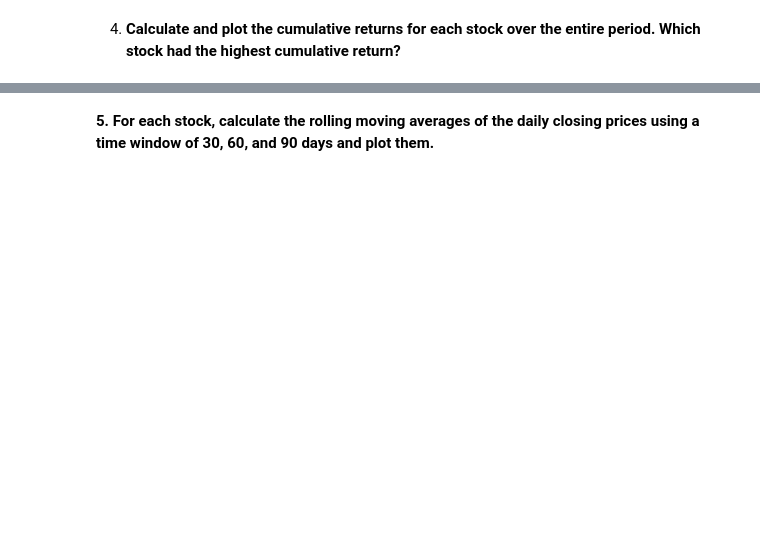
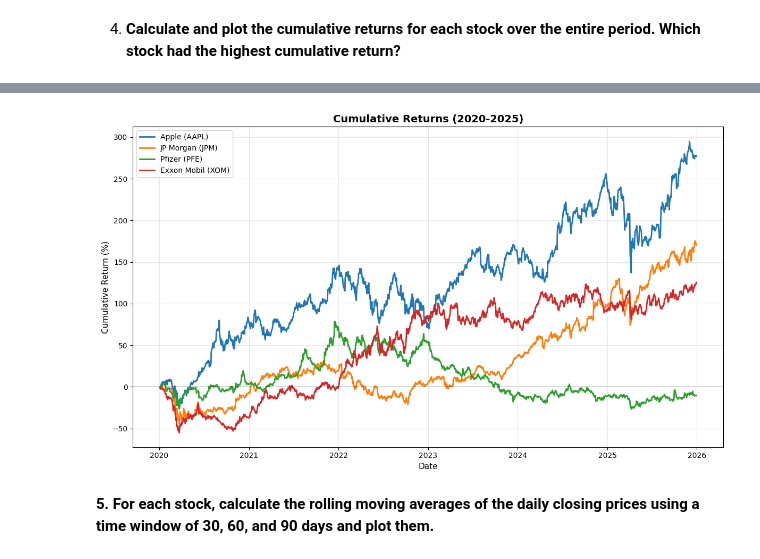
Before and after one commit to victor4628/fre-gy-7773-mlfe, a Jupyter notebook: 02_homework.ipynb, the cells around one changed output, grey strips where cells are left out. Cells and saved outputs as stored; diff of their text form; code cells hidden in the pictures; blank space fills up the shorter version.

```diff
--- a/02_homework.ipynb
+++ b/02_homework.ipynb
@@ -136,3 +283,67 @@ new column in the respective DataFrame. Plot the returns for each stock using a
 4. **Calculate and plot the cumulative returns for each stock over the entire period. Which stock had the highest cumulative return?**
 # %%
 # TODO
+
+# Dictionary to store dataframes
+dataframes = {}
+cumulative_returns = {}
+
+print("="*70)
+print("Task 4: Cumulative Returns Analysis")
+print("="*70)
+
+# Load data and calculate cumulative returns
+for ticker, company in stocks.items():
+    filename = f"{ticker}_with_returns.csv"
+
+    try:
+        # Load data
+        df = pd.read_csv(filename, index_col=0, parse_dates=True)
+
+        # Calculate cumulative return: (1 + daily_return).cumprod() - 1
+        df['Cumulative_Return'] = (1 + df['Daily_Return']).cumprod() - 1
+
+        # Store
+        dataframes[ticker] = df
+        final_return = df['Cumulative_Return'].iloc[-1]
+        cumulative_returns[ticker] = final_return
+
+        print(f"\n{company} ({ticker}):")
+        print(f"  Final Cumulative Return: {final_return*100:.2f}%")
+
+    except Exception as e:
+        print(f"❌ Error loading {company}: {str(e)}")
+
+# Find the best performer
+if cumulative_returns:
+    best_ticker = max(cumulative_returns, key=cumulative_returns.get)
+    best_company = stocks[best_ticker]
+    best_return = cumulative_returns[best_ticker]
+
+    print(f"\n{'='*70}")
+    print(f"🏆 Highest Cumulative Return: {best_company} ({best_ticker})")
+    print(f"   Return: {best_return*100:.2f}%")
+    print(f"{'='*70}")
+
+# Plot cumulative returns
+if len(dataframes) == 4:
+    plt.figure(figsize=(12, 7))
+
+    for ticker, company in stocks.items():
+        if ticker in dataframes:
+            df = dataframes[ticker]
+            plt.plot(df.index, df['Cumulative_Return'] * 100,
+                    label=f'{company} ({ticker})', linewidth=2)
+
+    plt.title('Cumulative Returns (2020-2025)', fontsize=14, fontweight='bold')
+    plt.xlabel('Date', fontsize=11)
+    plt.ylabel('Cumulative Return (%)', fontsize=11)
+    plt.legend(loc='best', fontsize=10)
+    plt.grid(True, alpha=0.3)
+    plt.axhline(y=0, color='black', linestyle='-', linewidth=0.5)
+
+    plt.tight_layout()
+    plt.savefig('cumulative_returns_plot.png', dpi=300, bbox_inches='tight')
+    print(f"\n✓ Plot saved as: cumulative_returns_plot.png")
+    plt.show()
+# %% [output]
@@ -139,3 +367,4 @@ new column in the respective DataFrame. Plot the returns for each stock using a
+[figure, added]
 # %% [markdown]
 **5. For each stock, calculate the rolling moving averages of the daily closing prices using a time window of 30, 60, and 90 days and plot them.**
 # %%
```
Also changed, not shown: parts of 3 cells of this notebook, 14 other files.
